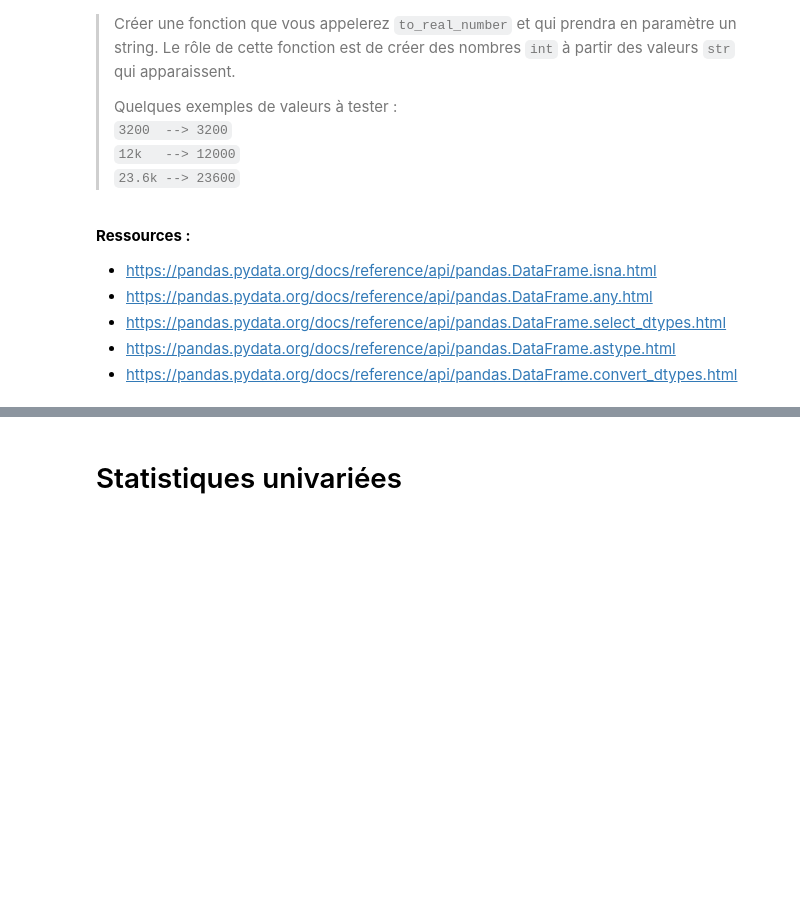
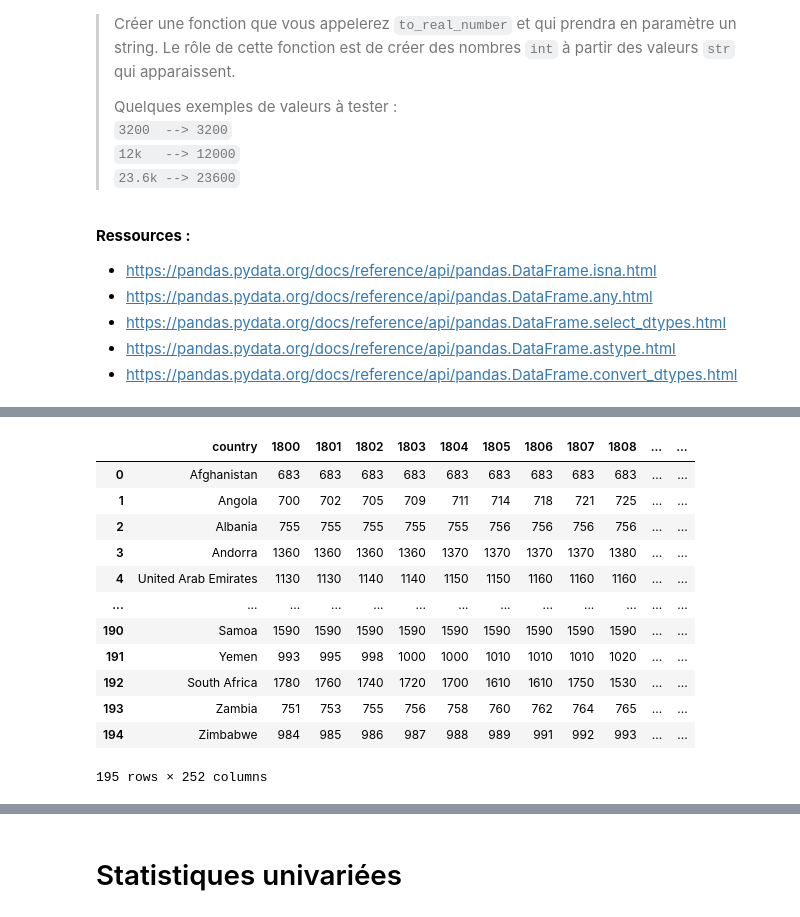
Before and after one commit to ELMOTTA89/Statistique, a Jupyter notebook: 7. Statistiques/1 - Statistiques - Introduction - Gapminder - 2.5jrs/1. Intro Gapminder.ipynb, the cells around one changed output, grey strips where cells are left out. Cells and saved outputs as stored; diff of their text form; code cells hidden in the pictures; blank space fills up the shorter version.

```diff
--- a/7. Statistiques/1 - Statistiques - Introduction - Gapminder - 2.5jrs/1. Intro Gapminder.ipynb
+++ b/7. Statistiques/1 - Statistiques - Introduction - Gapminder - 2.5jrs/1. Intro Gapminder.ipynb
@@ -303,0 +312,16 @@ Nous allons maintenant préparer les données pour pouvoir ensuite les analyser.
+# %%
+df_income
+# %% [output]
+|  | country | 1800 | 1801 | 1802 | 1803 | 1804 | 1805 | 1806 | 1807 | 1808 | ... | ... |
+| 0 | Afghanistan | 683 | 683 | 683 | 683 | 683 | 683 | 683 | 683 | 683 | ... | ... |
+| 1 | Angola | 700 | 702 | 705 | 709 | 711 | 714 | 718 | 721 | 725 | ... | ... |
+| 2 | Albania | 755 | 755 | 755 | 755 | 755 | 756 | 756 | 756 | 756 | ... | ... |
+| 3 | Andorra | 1360 | 1360 | 1360 | 1360 | 1370 | 1370 | 1370 | 1370 | 1380 | ... | ... |
+| 4 | United Arab Emirates | 1130 | 1130 | 1140 | 1140 | 1150 | 1150 | 1160 | 1160 | 1160 | ... | ... |
+| ... | ... | ... | ... | ... | ... | ... | ... | ... | ... | ... | ... | ... |
+| 190 | Samoa | 1590 | 1590 | 1590 | 1590 | 1590 | 1590 | 1590 | 1590 | 1590 | ... | ... |
+| 191 | Yemen | 993 | 995 | 998 | 1000 | 1000 | 1010 | 1010 | 1010 | 1020 | ... | ... |
+| 192 | South Africa | 1780 | 1760 | 1740 | 1720 | 1700 | 1610 | 1610 | 1750 | 1530 | ... | ... |
+| 193 | Zambia | 751 | 753 | 755 | 756 | 758 | 760 | 762 | 764 | 765 | ... | ... |
+| 194 | Zimbabwe | 984 | 985 | 986 | 987 | 988 | 989 | 991 | 992 | 993 | ... | ... |
+195 rows × 252 columns
```
Also changed, not shown: parts of 6 cells of this notebook.
